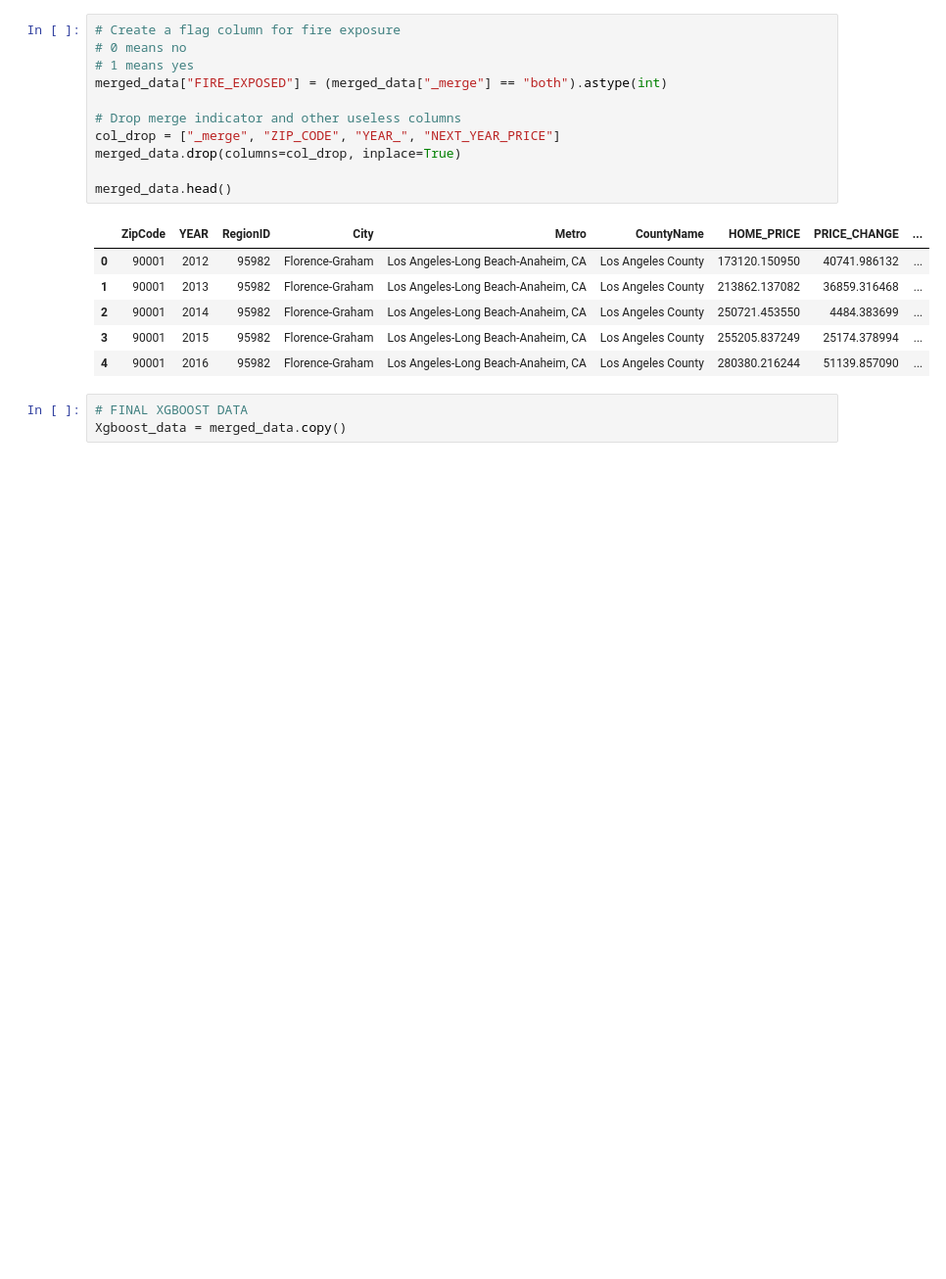
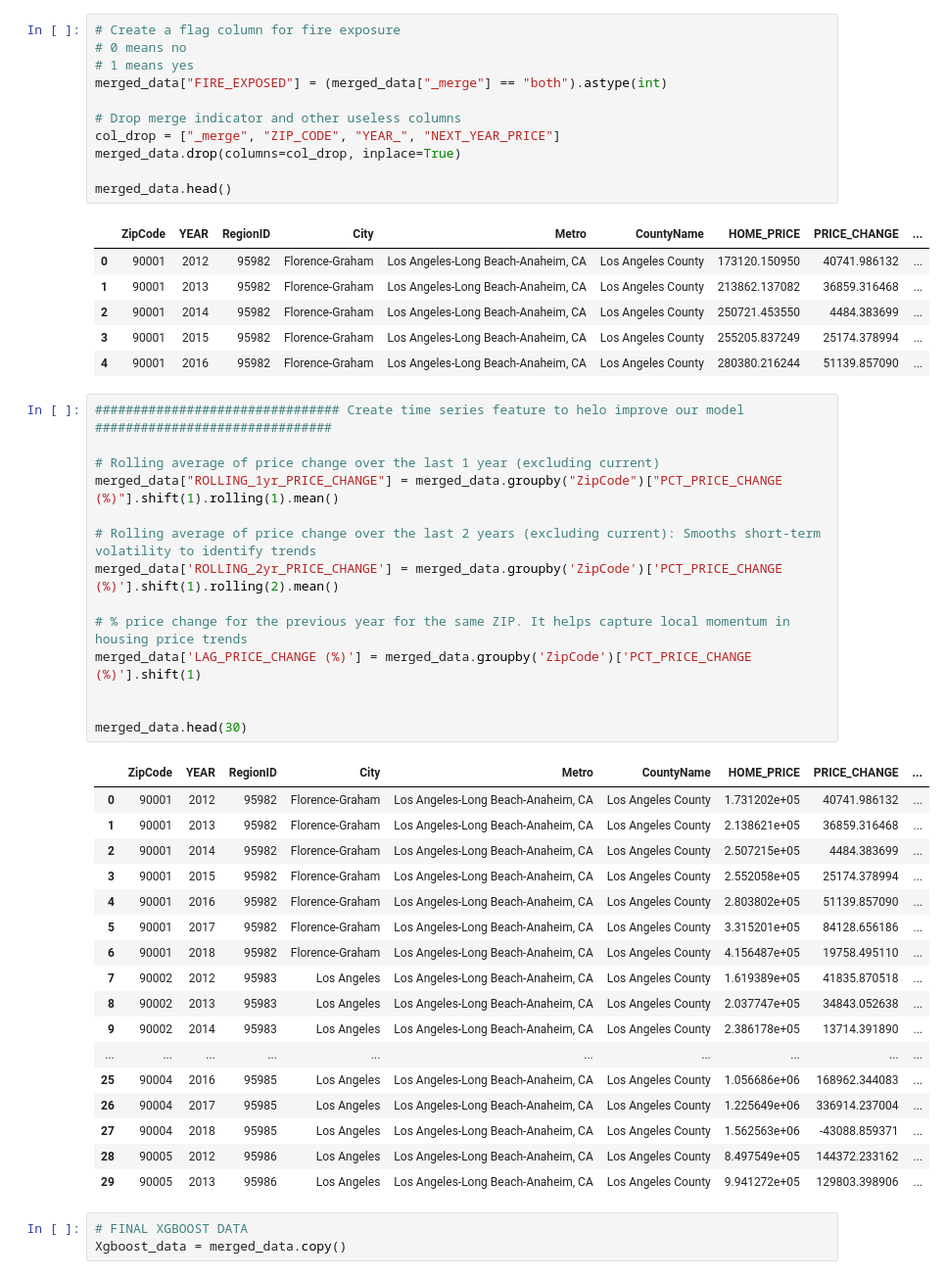
Before and after one commit to CynthiaShiyue/IDS705_MachineLearning_Project, a Jupyter notebook: 10_Data_Clean/30_final_xgboost_data.ipynb, the cells around one changed output. Shown at 98% size. Cells and saved outputs as stored; diff of their text form; blank space fills up the shorter version.

Commit message:
3 new time series features added

```diff
--- a/10_Data_Clean/30_final_xgboost_data.ipynb
+++ b/10_Data_Clean/30_final_xgboost_data.ipynb
@@ -77,6 +77,38 @@ merged_data.head()
 | 2 | 90001 | 2014 | 95982 | Florence-Graham | Los Angeles-Long Beach-Anaheim, CA | Los Angeles County | 250721.453550 | 4484.383699 | ... |
 | 3 | 90001 | 2015 | 95982 | Florence-Graham | Los Angeles-Long Beach-Anaheim, CA | Los Angeles County | 255205.837249 | 25174.378994 | ... |
 | 4 | 90001 | 2016 | 95982 | Florence-Graham | Los Angeles-Long Beach-Anaheim, CA | Los Angeles County | 280380.216244 | 51139.857090 | ... |
+# %%
+################################ Create time series feature to helo improve our model ###############################
+
+# Rolling average of price change over the last 1 year (excluding current)
+merged_data["ROLLING_1yr_PRICE_CHANGE"] = merged_data.groupby("ZipCode")["PCT_PRICE_CHANGE (%)"].shift(1).rolling(1).mean()
+
+# Rolling average of price change over the last 2 years (excluding current): Smooths short-term volatility to identify trends
+merged_data['ROLLING_2yr_PRICE_CHANGE'] = merged_data.groupby('ZipCode')['PCT_PRICE_CHANGE (%)'].shift(1).rolling(2).mean()
+
+# % price change for the previous year for the same ZIP. It helps capture local momentum in housing price trends
+merged_data['LAG_PRICE_CHANGE (%)'] = merged_data.groupby('ZipCode')['PCT_PRICE_CHANGE (%)'].shift(1)
+
+
+merged_data.head(30)
+# %% [output]
+|  | ZipCode | YEAR | RegionID | City | Metro | CountyName | HOME_PRICE | PRICE_CHANGE | ... |
+| 0 | 90001 | 2012 | 95982 | Florence-Graham | Los Angeles-Long Beach-Anaheim, CA | Los Angeles County | 1.731202e+05 | 40741.986132 | ... |
+| 1 | 90001 | 2013 | 95982 | Florence-Graham | Los Angeles-Long Beach-Anaheim, CA | Los Angeles County | 2.138621e+05 | 36859.316468 | ... |
+| 2 | 90001 | 2014 | 95982 | Florence-Graham | Los Angeles-Long Beach-Anaheim, CA | Los Angeles County | 2.507215e+05 | 4484.383699 | ... |
+| 3 | 90001 | 2015 | 95982 | Florence-Graham | Los Angeles-Long Beach-Anaheim, CA | Los Angeles County | 2.552058e+05 | 25174.378994 | ... |
+| 4 | 90001 | 2016 | 95982 | Florence-Graham | Los Angeles-Long Beach-Anaheim, CA | Los Angeles County | 2.803802e+05 | 51139.857090 | ... |
+| 5 | 90001 | 2017 | 95982 | Florence-Graham | Los Angeles-Long Beach-Anaheim, CA | Los Angeles County | 3.315201e+05 | 84128.656186 | ... |
+| 6 | 90001 | 2018 | 95982 | Florence-Graham | Los Angeles-Long Beach-Anaheim, CA | Los Angeles County | 4.156487e+05 | 19758.495110 | ... |
+| 7 | 90002 | 2012 | 95983 | Los Angeles | Los Angeles-Long Beach-Anaheim, CA | Los Angeles County | 1.619389e+05 | 41835.870518 | ... |
+| 8 | 90002 | 2013 | 95983 | Los Angeles | Los Angeles-Long Beach-Anaheim, CA | Los Angeles County | 2.037747e+05 | 34843.052638 | ... |
+| 9 | 90002 | 2014 | 95983 | Los Angeles | Los Angeles-Long Beach-Anaheim, CA | Los Angeles County | 2.386178e+05 | 13714.391890 | ... |
+| ... | ... | ... | ... | ... | ... | ... | ... | ... | ... |
+| 25 | 90004 | 2016 | 95985 | Los Angeles | Los Angeles-Long Beach-Anaheim, CA | Los Angeles County | 1.056686e+06 | 168962.344083 | ... |
+| 26 | 90004 | 2017 | 95985 | Los Angeles | Los Angeles-Long Beach-Anaheim, CA | Los Angeles County | 1.225649e+06 | 336914.237004 | ... |
+| 27 | 90004 | 2018 | 95985 | Los Angeles | Los Angeles-Long Beach-Anaheim, CA | Los Angeles County | 1.562563e+06 | -43088.859371 | ... |
+| 28 | 90005 | 2012 | 95986 | Los Angeles | Los Angeles-Long Beach-Anaheim, CA | Los Angeles County | 8.497549e+05 | 144372.233162 | ... |
+| 29 | 90005 | 2013 | 95986 | Los Angeles | Los Angeles-Long Beach-Anaheim, CA | Los Angeles County | 9.941272e+05 | 129803.398906 | ... |
 # %%
 # FINAL XGBOOST DATA
 Xgboost_data = merged_data.copy()
```
